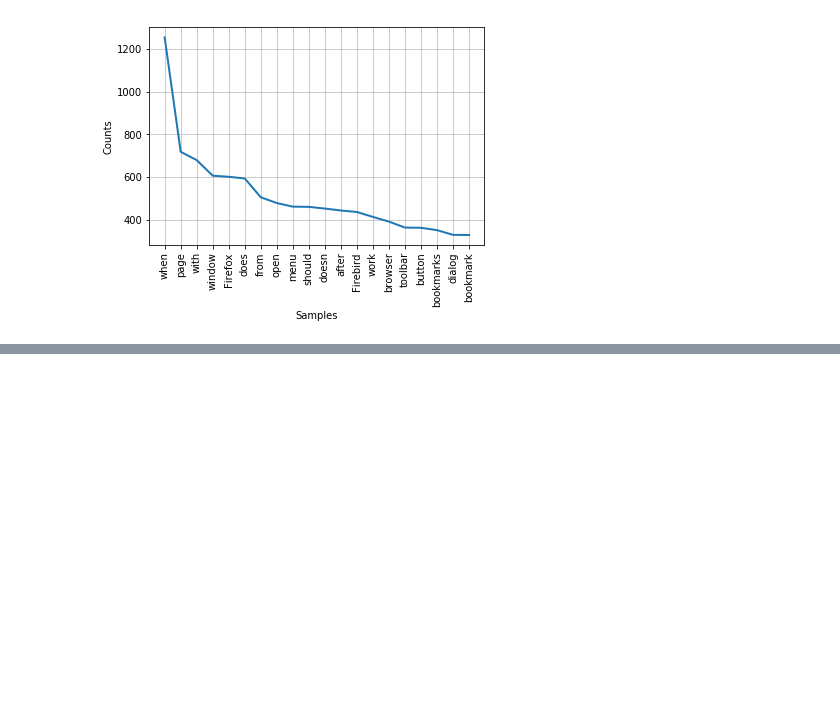
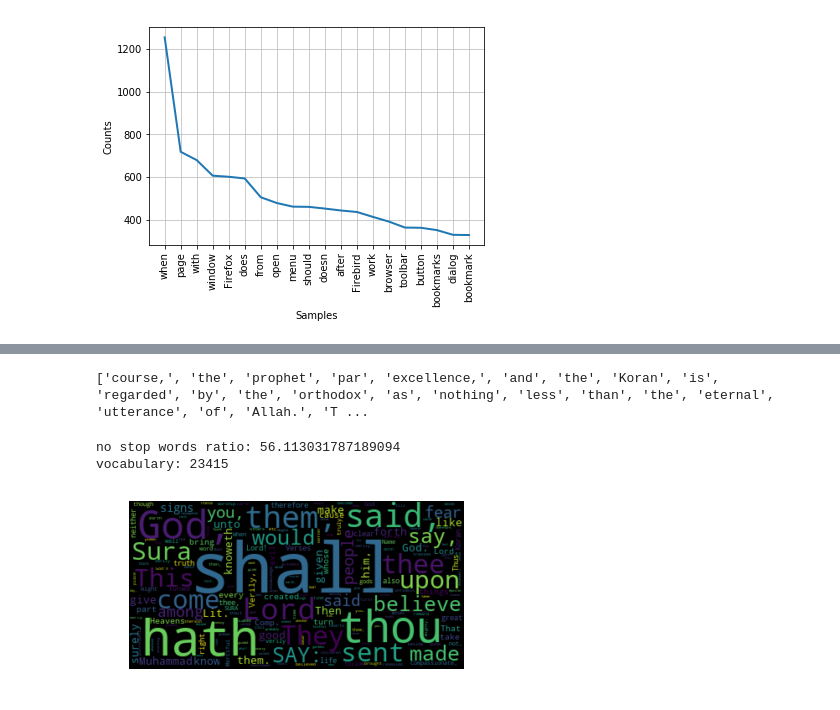
Before and after one commit to GTorley/NLP_book_notepad_for_practice, a Jupyter notebook: hands_onnaturallanguageprocessingwithpython-v1.ipynb, the cells around one changed output, grey strips where cells are left out. Drawn from its saved outputs; the diff is of its cells as text; code cells hidden in the pictures; blank space fills up the shorter version.

Commit message:
new stuff, plus Koran added

```diff
--- a/hands_onnaturallanguageprocessingwithpython-v1.ipynb
+++ b/hands_onnaturallanguageprocessingwithpython-v1.ipynb
@@ -322,0 +443,29 @@ plt.show()
+# %%
+# http://www.gutenberg.org/cache/epub/3434/pg3434.txt
+# download and play
+k_path = 'C:\\datasets\\pg3434.txt'
+# %%
+file = open(k_path, mode='r', encoding="utf8") # 'r' is to read
+text = file.read()
+file.close()
+# %%
+print(text.split()[1000:1030])
+# %% [output]
+['course,', 'the', 'prophet', 'par', 'excellence,', 'and', 'the', 'Koran', 'is', 'regarded', 'by', 'the', 'orthodox', 'as', 'nothing', 'less', 'than', 'the', 'eternal', 'utterance', 'of', 'Allah.', 'T ...
+# %%
+words_in_koran_without_sw = [word for word in text.split() if word not in sw_l]
+# %%
+print("no stop words ratio:",len(words_in_koran_without_sw)*100.0/len(text.split()),"\nvocabulary:",len(set(words_in_koran_without_sw)))
+# %% [output]
+no stop words ratio: 56.113031787189094
+vocabulary: 23415
+# %%
+frequency_dist = nltk.FreqDist(words_in_koran_without_sw)
+large_words = dict([(k,v) for k,v in frequency_dist.items() if len(k)>3])
+frequency_dist = nltk.FreqDist(large_words)
+wcloud = WordCloud().generate_from_frequencies(frequency_dist)
+plt.imshow(wcloud, interpolation='bilinear')
+plt.axis("off")
+plt.show()
+# %% [output]
+[figure, added]
```
Also changed, not shown: parts of 26 cells of this notebook.
